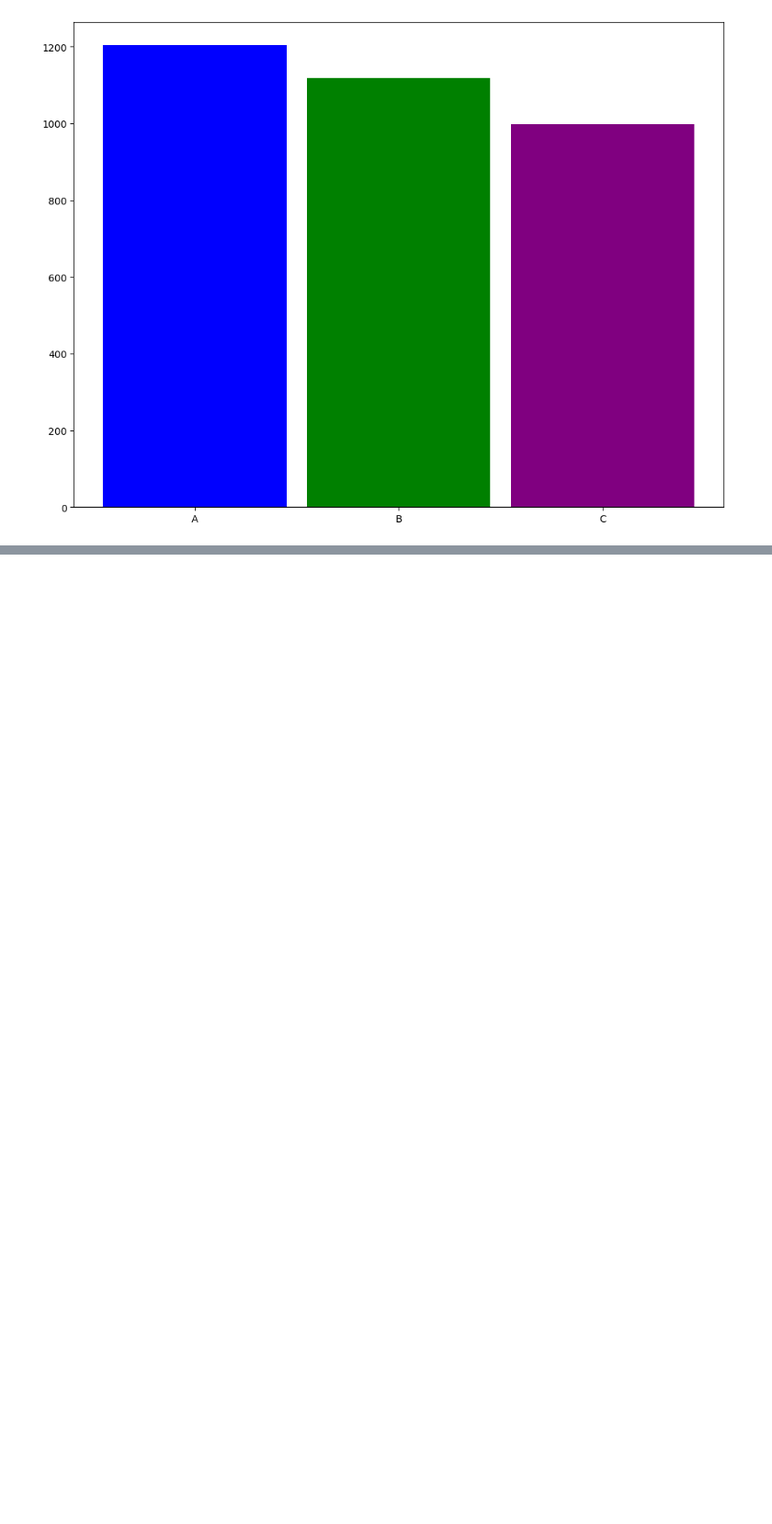
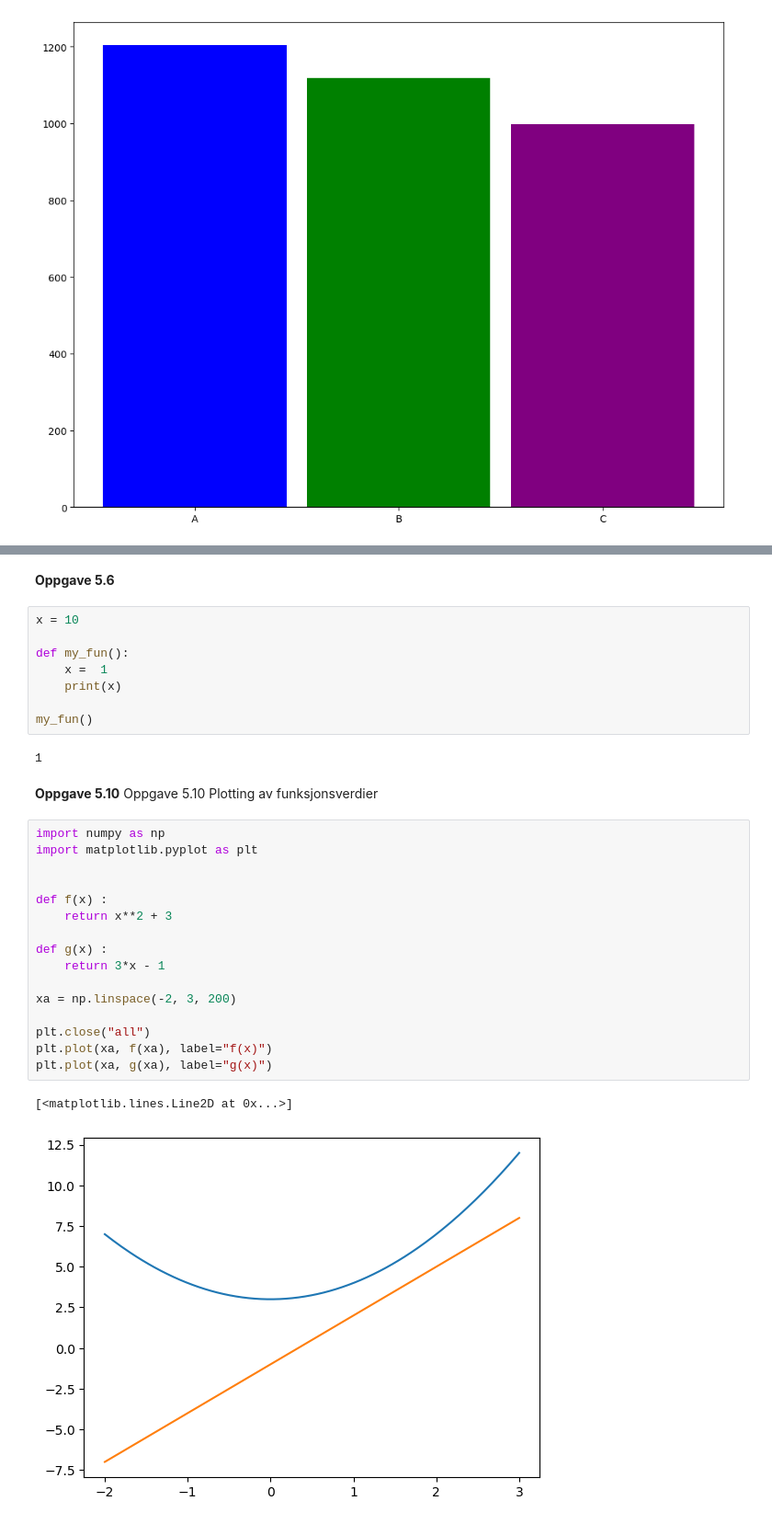
Before and after one commit to eiriknor/skole, a Jupyter notebook: oppgaver/Oppgaver_forelesning.ipynb, the cells around one changed output, grey strips where cells are left out. Shown: that part at 92% size. Drawn from its saved outputs; the diff is of its cells as text; blank space fills up the shorter version.

```diff
--- a/oppgaver/Oppgaver_forelesning.ipynb
+++ b/oppgaver/Oppgaver_forelesning.ipynb
@@ -274,0 +329,34 @@ plt.savefig('plott2.pdf')
+# %% [markdown]
+**Oppgave 5.6**
+# %%
+x = 10
+
+def my_fun():
+    x =  1
+    print(x)
+
+my_fun()
+# %% [output]
+1
+# %% [markdown]
+**Oppgave 5.10**
+Oppgave 5.10 Plotting av funksjonsverdier
+# %%
+import numpy as np
+import matplotlib.pyplot as plt
+
+
+def f(x) :
+    return x**2 + 3
+
+def g(x) :
+    return 3*x - 1
+
+xa = np.linspace(-2, 3, 200)
+
+plt.close("all")
+plt.plot(xa, f(xa), label="f(x)")
+plt.plot(xa, g(xa), label="g(x)")
+# %% [output]
+[<matplotlib.lines.Line2D at 0x...>]
+[figure, added]
```
Also changed, not shown: parts of 12 cells of this notebook.
